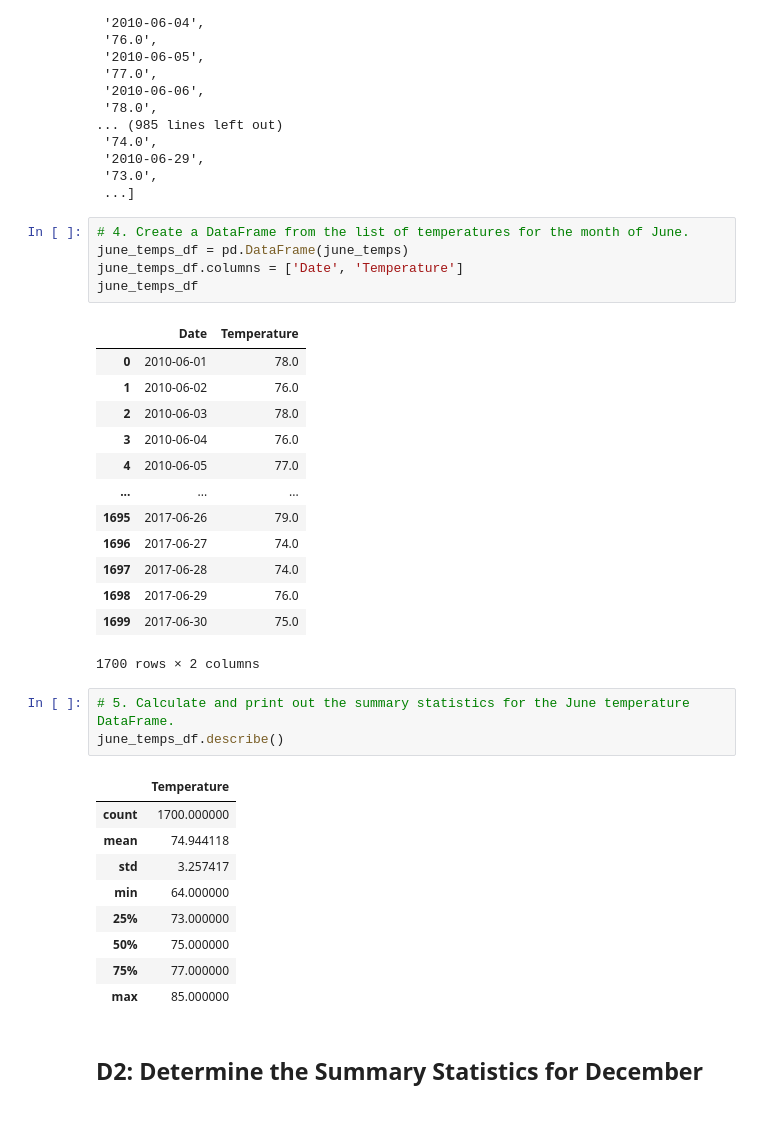
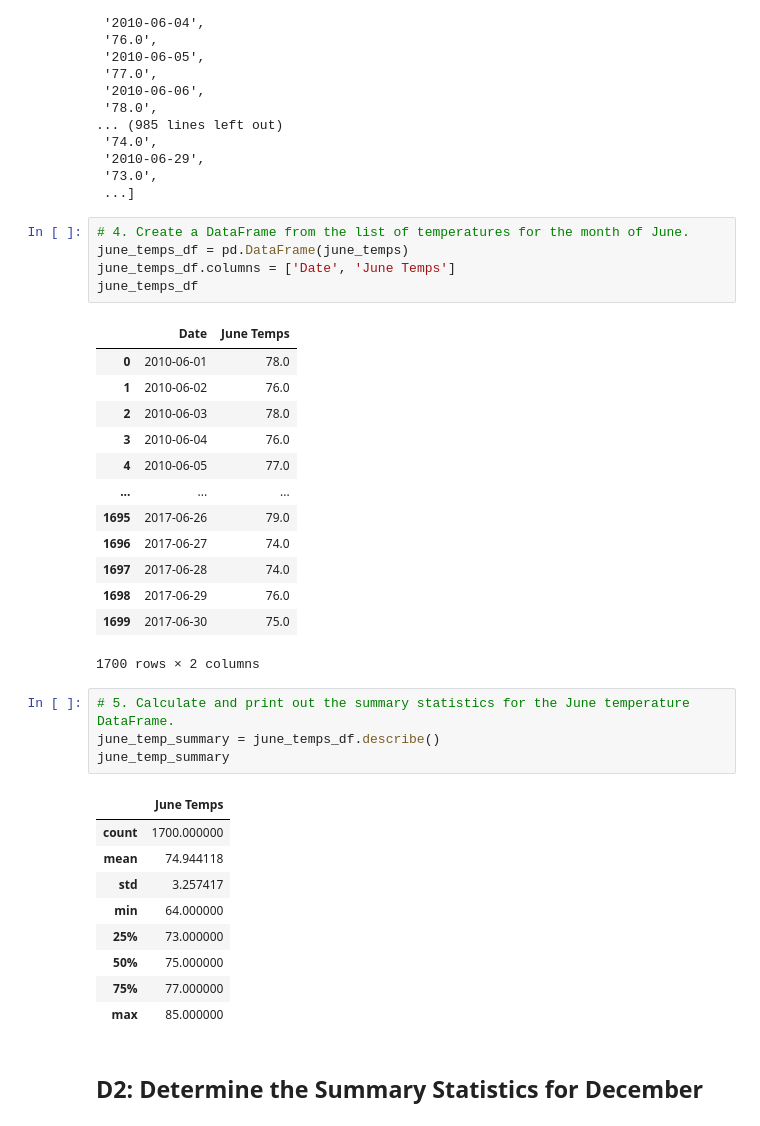
Before and after one commit to squishykins/surfs_up, a Jupyter notebook: SurfsUp_Challenge.ipynb, the cells around one changed output. Saved outputs shown, nothing was run; the diff lists cells and outputs as text.

```diff
--- a/SurfsUp_Challenge.ipynb
+++ b/SurfsUp_Challenge.ipynb
@@ -76,10 +76,10 @@ june_temps_list
 # %%
 # 4. Create a DataFrame from the list of temperatures for the month of June.
 june_temps_df = pd.DataFrame(june_temps)
-june_temps_df.columns = ['Date', 'Temperature']
+june_temps_df.columns = ['Date', 'June Temps']
 june_temps_df
 # %% [output]
-|  | Date | Temperature |
+|  | Date | June Temps |
 | 0 | 2010-06-01 | 78.0 |
 | 1 | 2010-06-02 | 76.0 |
 | 2 | 2010-06-03 | 78.0 |
@@ -94,9 +94,10 @@ june_temps_df
 1700 rows × 2 columns
 # %%
 # 5. Calculate and print out the summary statistics for the June temperature DataFrame.
-june_temps_df.describe()
+june_temp_summary = june_temps_df.describe()
+june_temp_summary
 # %% [output]
-|  | Temperature |
+|  | June Temps |
 | count | 1700.000000 |
 | mean | 74.944118 |
 | std | 3.257417 |
```
Also changed, not shown: parts of 7 cells of this notebook, 1 other file.
